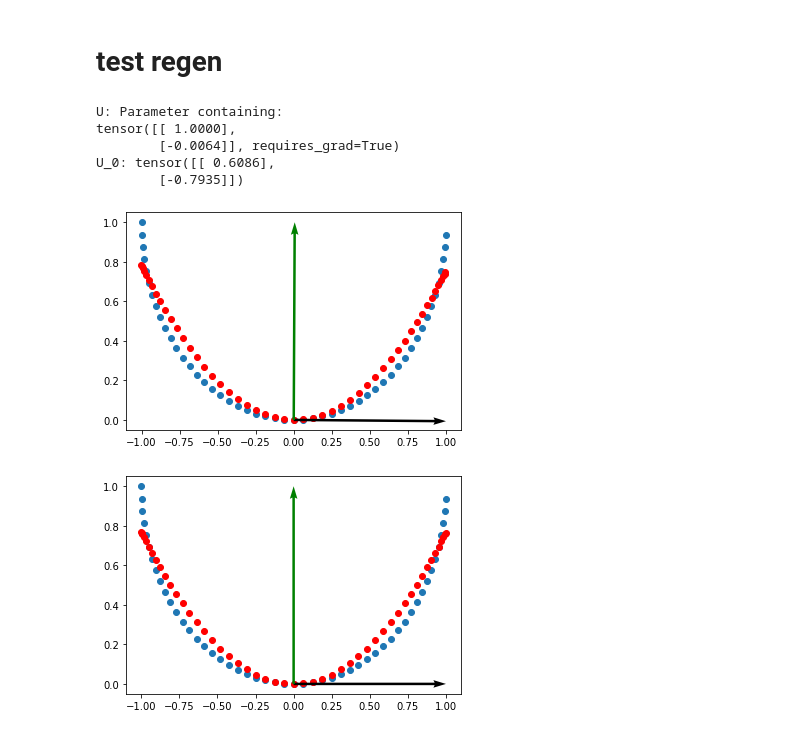
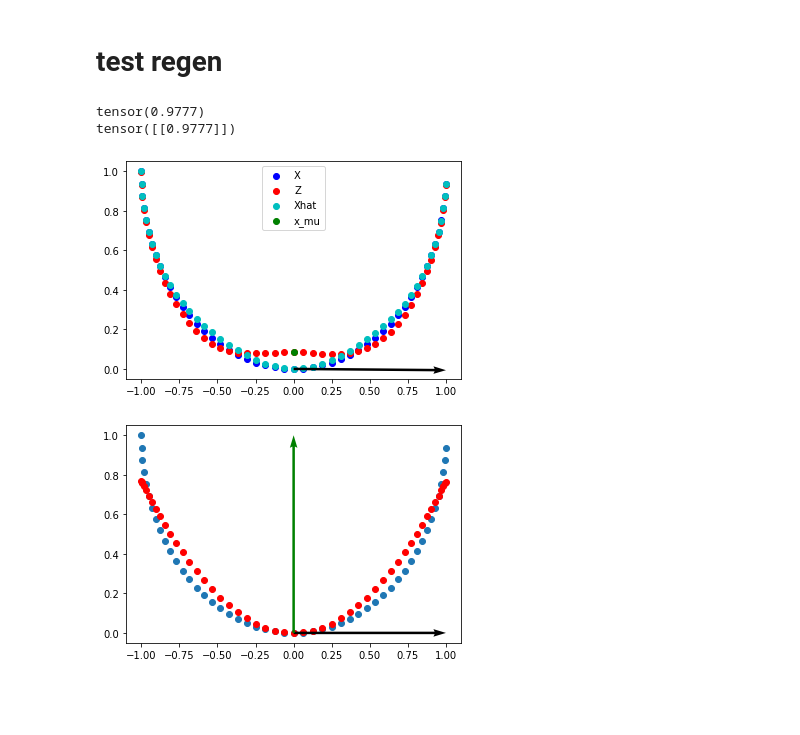
Before and after one commit to michael-psenka/manifold-linearization, a Jupyter notebook: test_files/cc_test.ipynb, the cells around one changed output. Saved outputs shown, nothing was run; the diff lists cells and outputs as text; code cells hidden in the pictures; blank space fills up the shorter version.

```diff
--- a/test_files/cc_test.ipynb
+++ b/test_files/cc_test.ipynb
@@ -1302,6 +1302,13 @@ for i in range(N):
     X[i, 1] = np.sin(np.pi*i/N + np.pi)
 
 X = X + torch.Tensor([0, 1])
+rot = torch.randn(2,2)
+Q, R = torch.qr(rot)
+rot = Q
+# X = X@rot
+
+x_c = torch.Tensor([0, 0])
+
 X.requires_grad = True
 U_0 = torch.randn(2, 1)
 U_0 = U_0 / torch.norm(U_0, p=2)
@@ -1315,56 +1322,69 @@ opt_U = optim.SGD([U], lr=1)
 # opt_V = optim.SGD([V], lr=0.001)
 # opt_alpha = optim.SGD([alpha], lr=0.001)
 
-with trange(1000, unit="iters") as pbar:
+with trange(100, unit="iters") as pbar:
 	for i in pbar:
 		opt_U.zero_grad()
 		# opt_V.zero_grad()
 		# opt_alpha.zero_grad()
-		XU = X @ U
-		XU2 = XU.pow(2)
-		X_perp = X - XU @ U.T
+		coord = (X - x_c) @ U
+		coord2 = coord.pow(2)
+		X_perp = (X - x_c) - coord @ U.T
 
 		# least squares solution for V, note automatically orthogonal to U
 		# with torch.no_grad():
-		V = ((XU2.T@XU2).inverse() @ (XU2.T@X_perp)).T
+		V = ((coord2.T@coord2).inverse() @ (coord2.T@X_perp)).T
 
-		loss = 0.5*(X_perp - XU2@V.T).pow(2).mean()
+		loss = 0.5*(X_perp - coord2@V.T).pow(2).mean()
 		# loss = (U).pow(2).mean()
 		loss.backward()
 
 		opt_U.step()
 		# print('outer iter')
 
 		# if i % 100 == 1:
 			# print(f'loss: {loss.item()}')
 
 		pbar.set_postfix({"loss": loss.item(), "gradnorm": (U.grad - U@U.T@U.grad).norm().item()})
 
 		with torch.no_grad():
 			U.data = U.data / torch.norm(U.data, p=2)
 
 # print(f'U: {U}')
 # print(f'U_0: {U_0}')
 
 
 X = X.detach()
 U = U.detach()
 V = V.detach()
-XU = X@U
-Z = (XU@U.T + (XU).pow(2)@V.T).detach().numpy()
-plt.scatter(X[:, 0], X[:,1])
+gamma = 3
+
+kernel = torch.exp(-gamma*(X - x_c).pow(2).sum(dim=1, keepdim=True))
+x_mu = (X*kernel).sum(dim=0, keepdim=True) / kernel.sum()
+# reevaluate kernel from x_mu
+kernel = torch.exp(-gamma*(X - x_mu).pow(2).sum(dim=1, keepdim=True))
+
+print(kernel.max())
+print(torch.exp(-gamma*(x_mu).pow(2).sum(dim=1, keepdim=True)))
+# print(X - X*kernel)
+Z = ((X - x_mu)@U@U.T + x_mu)*kernel + X*(1 - kernel)
+coord = (Z - x_c)@U
+change = x_c - x_mu
+# Xhat = Z + change - (change@U)@U.T + (coord.pow(2))@V.T
+Xhat = Z + kernel*(change - (change@U)@U.T + (coord.pow(2))@V.T)
+plt.scatter(X[:, 0], X[:,1], c='b')
 plt.scatter(Z[:, 0], Z[:,1], c='r')
-plt.quiver(0, 0, U[0], U[1], scale_units='xy', angles='xy',scale=1)
-V = V / V.norm()
-plt.quiver(0, 0, V[0], V[1], scale_units='xy', angles='xy',scale=1, color='g')
+plt.scatter(Xhat[:, 0], Xhat[:,1], c='c')
+plt.scatter(x_mu[0,0], x_mu[0,1], c='g')
+plt.quiver(x_c[0], x_c[1], U[0], U[1], scale_units='xy', angles='xy',scale=1)
+# V = V / V.norm()
+# plt.quiver(x_c[0], x_c[1], V[0], V[1], scale_units='xy', angles='xy',scale=1, color='g')
+plt.legend(['X', 'Z', 'Xhat', 'x_mu'])
 plt.show()
 # %% [output]
-U: Parameter containing:
-tensor([[ 1.0000],
-        [-0.0064]], requires_grad=True)
-U_0: tensor([[ 0.6086],
-        [-0.7935]])
+tensor(0.9777)
+tensor([[0.9777]])
-[figure, old version]
+[figure, new version]
 # %%
 U = torch.zeros((2,1))
 U[0] = 1
```
